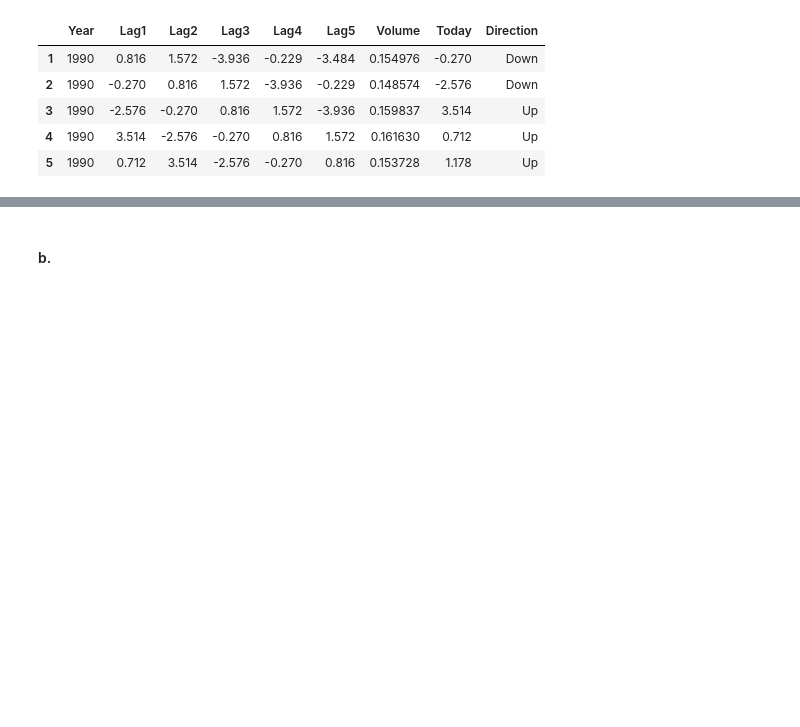
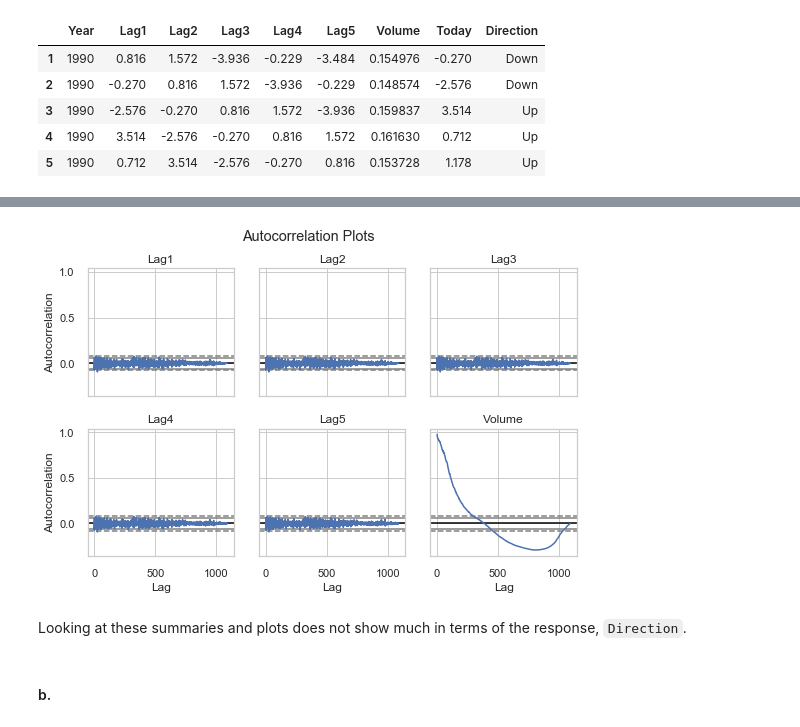
Before and after one commit to mileslucas/coms574, a Jupyter notebook: hw3.ipynb, the cells around one changed output, grey strips where cells are left out. Cells and saved outputs as stored; diff of their text form; code cells hidden in the pictures; blank space fills up the shorter version.

```diff
--- a/hw3.ipynb
+++ b/hw3.ipynb
@@ -37,3 +80,23 @@ Index(['Down', 'Up'], dtype='object')
+# %%
+fig, axes = plt.subplots(2, 3, sharex=True, sharey=True)
+pd.plotting.autocorrelation_plot(data['Lag1'], ax=axes[0, 0])
+pd.plotting.autocorrelation_plot(data['Lag2'], ax=axes[0, 1])
+pd.plotting.autocorrelation_plot(data['Lag3'], ax=axes[0, 2])
+pd.plotting.autocorrelation_plot(data['Lag4'], ax=axes[1, 0])
+pd.plotting.autocorrelation_plot(data['Lag5'], ax=axes[1, 1])
+pd.plotting.autocorrelation_plot(data['Volume'], ax=axes[1, 2])
+
+titles = ['Lag1', 'Lag2', 'Lag3', 'Lag4', 'Lag5', 'Volume']
+[ax.set_title(title) for ax, title in zip(axes.ravel(), titles)]
+[ax.set_xlabel(None) for ax in axes[0]]
+[ax.set_ylabel(None) for ax in axes[:, 1:3].ravel()]
+[ax.grid(True) for ax in axes.ravel()]
+plt.suptitle('Autocorrelation Plots')
+plt.tight_layout(rect=[0, 0.03, 1, 0.95])
+# %% [output]
+[figure, added]
+# %% [markdown]
+Looking at these summaries and plots does not show much in terms of the response, `Direction`.
 # %% [markdown]
 #### b.
 # %%
```
Also changed, not shown: parts of 23 cells of this notebook.
